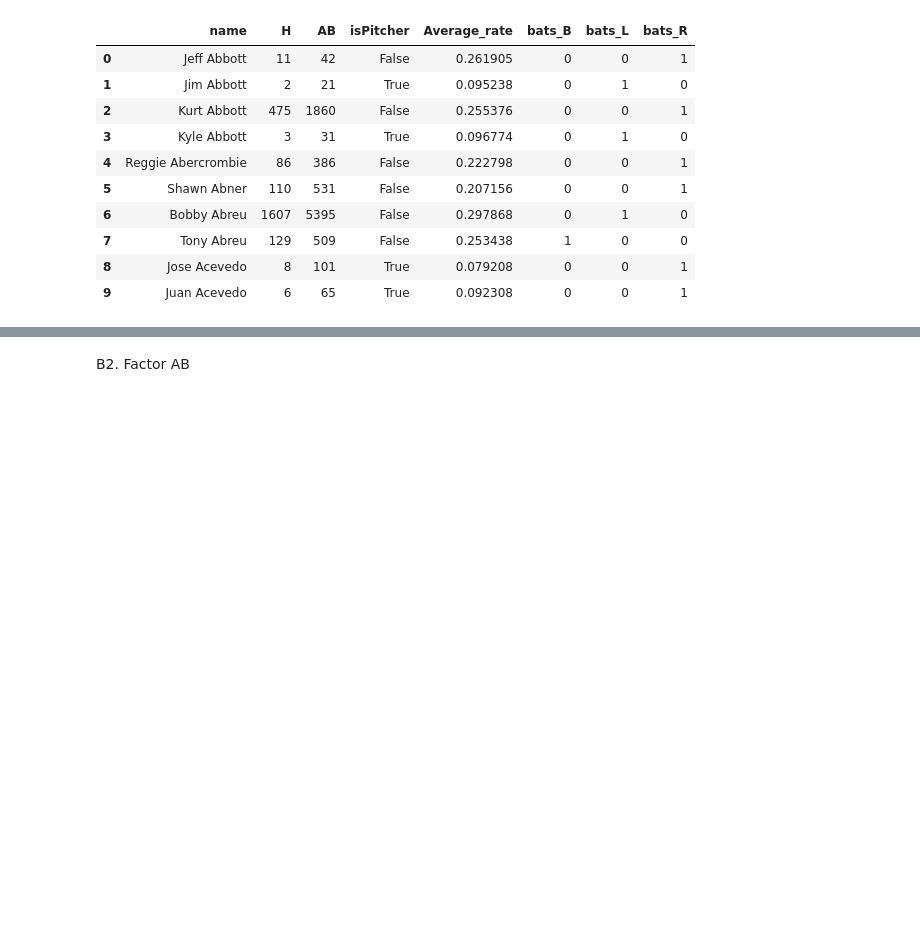
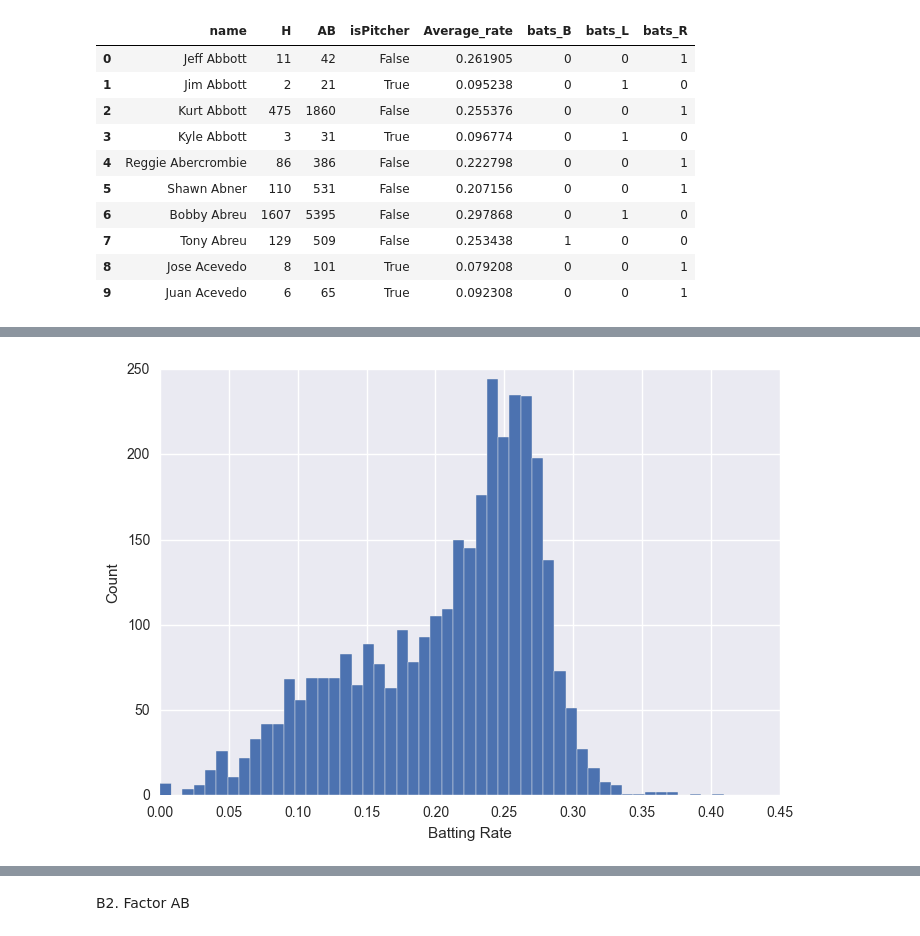
Before and after one commit to zhenhongy/Baseball, a Jupyter notebook: Baseball.ipynb, the cells around one changed output, grey strips where cells are left out. Saved outputs shown, nothing was run; the diff lists cells and outputs as text; code cells hidden in the pictures; blank space fills up the shorter version.

```diff
--- a/Baseball.ipynb
+++ b/Baseball.ipynb
@@ -247,0 +84,8 @@ plt.show()
+# %%
+plt.figure()
+plt.hist(x = career.Average_rate, bins = 50)
+plt.xlabel('Batting Rate')
+plt.ylabel('Count')
+plt.show()
+# %% [output]
+[figure, added]
```
Also changed, not shown: parts of 100 cells of this notebook.
